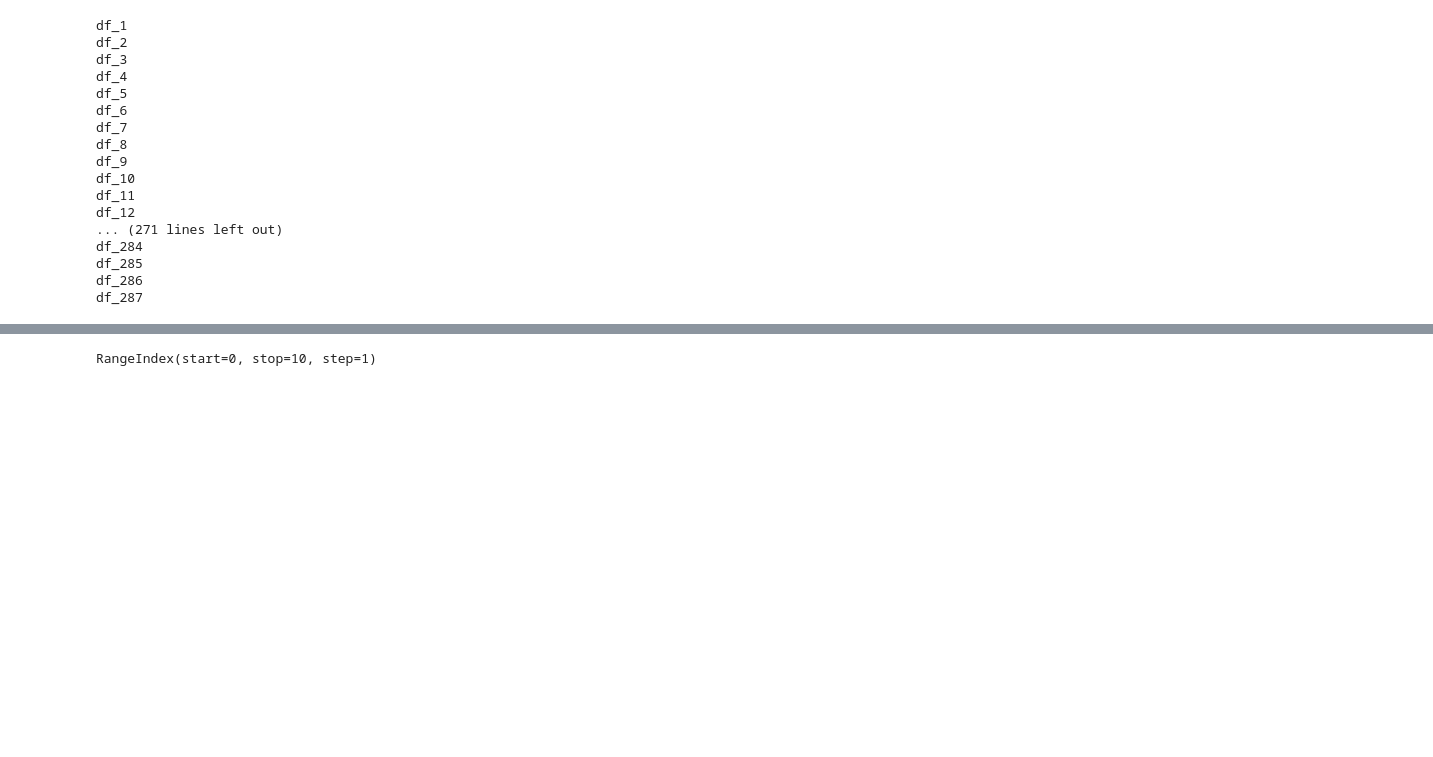
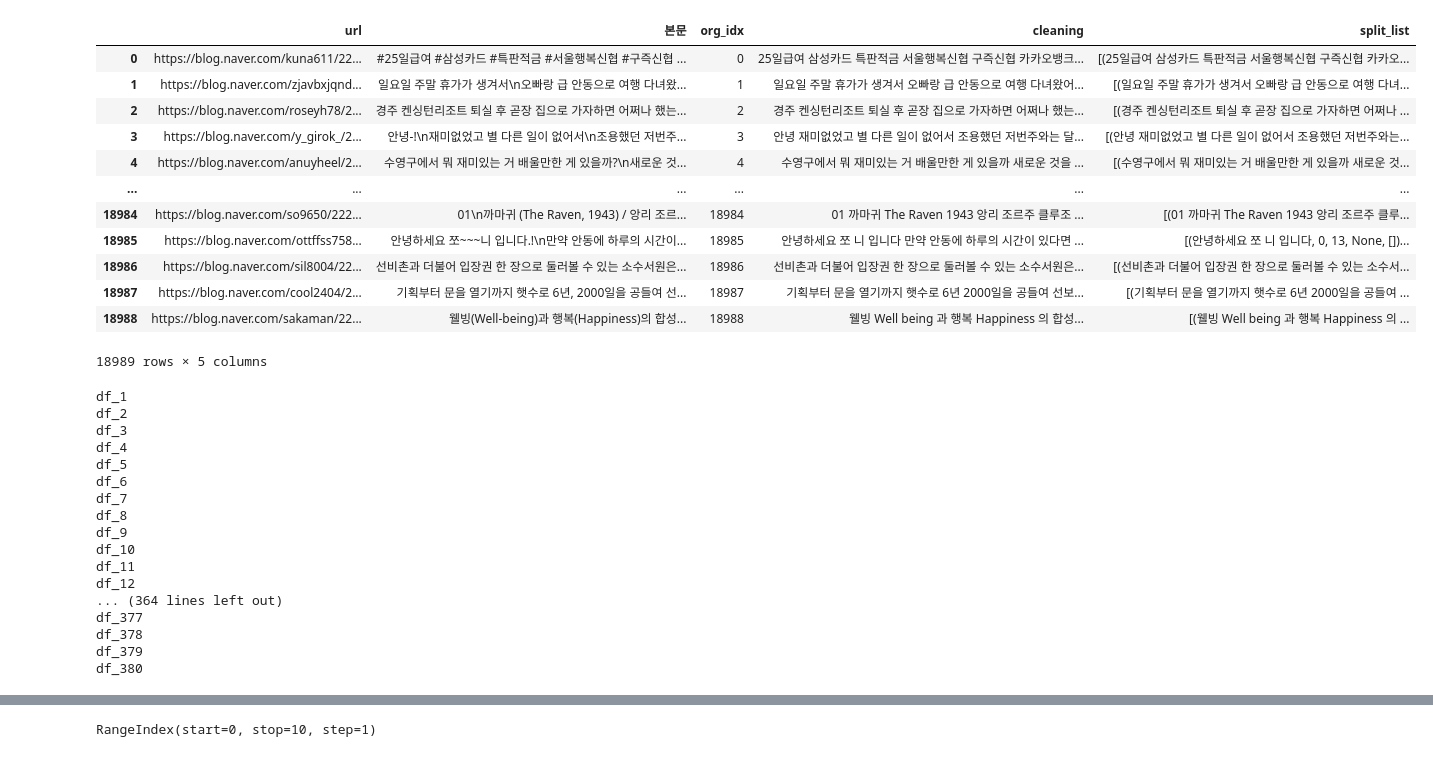
Before and after one commit to DDalaDDula/NIFoS, a Jupyter notebook: 문화/한글_텍스트_전처리/한글_텍스트_전처리_7월(불용어_제거_및_문장분리).ipynb, the cells around one changed output, grey strips where cells are left out. Cells and saved outputs as stored; diff of their text form; code cells hidden in the pictures; blank space fills up the shorter version.

```diff
--- a/문화/한글_텍스트_전처리/한글_텍스트_전처리_7월(불용어_제거_및_문장분리).ipynb
+++ b/문화/한글_텍스트_전처리/한글_텍스트_전처리_7월(불용어_제거_및_문장분리).ipynb
@@ -79,6 +79,31 @@ df
+# %%
+import pickle
+# 데이터프레임을 피클 파일로 저장함으로써 데이터타입 보존
+with open('7월_문장분리.pkl', 'wb') as file:
+    pickle.dump(df, file)
+# %%
+import pickle
+# 저장된 피클 파일을 불러오기 익일 재실행 경우, 이 코드만 돌리면 시간절약 가능.
+with open('7월_문장분리.pkl', 'rb') as file:
+    df = pickle.load(file)
+df
+# %% [output]
+|  | url | 본문 | org_idx | cleaning | split_list |
+| 0 | https://blog.naver.com/kuna611/22... | #25일급여 #삼성카드 #특판적금 #서울행복신협 #구즉신협 ... | 0 | 25일급여 삼성카드 특판적금 서울행복신협 구즉신협 카카오뱅크... | [(25일급여 삼성카드 특판적금 서울행복신협 구즉신협 카카오... |
+| 1 | https://blog.naver.com/zjavbxjqnd... | 일요일 주말 휴가가 생겨서\n오빠랑 급 안동으로 여행 다녀왔... | 1 | 일요일 주말 휴가가 생겨서 오빠랑 급 안동으로 여행 다녀왔어... | [(일요일 주말 휴가가 생겨서 오빠랑 급 안동으로 여행 다녀... |
+| 2 | https://blog.naver.com/roseyh78/2... | 경주 켄싱턴리조트 퇴실 후 곧장 집으로 가자하면 어쩌나 했는... | 2 | 경주 켄싱턴리조트 퇴실 후 곧장 집으로 가자하면 어쩌나 했는... | [(경주 켄싱턴리조트 퇴실 후 곧장 집으로 가자하면 어쩌나 ... |
+| 3 | https://blog.naver.com/y_girok_/2... | 안녕-!\n재미없었고 별 다른 일이 없어서\n조용했던 저번주... | 3 | 안녕 재미없었고 별 다른 일이 없어서 조용했던 저번주와는 달... | [(안녕 재미없었고 별 다른 일이 없어서 조용했던 저번주와는... |
+| 4 | https://blog.naver.com/anuyheel/2... | 수영구에서 뭐 재미있는 거 배울만한 게 있을까?\n새로운 것... | 4 | 수영구에서 뭐 재미있는 거 배울만한 게 있을까 새로운 것을 ... | [(수영구에서 뭐 재미있는 거 배울만한 게 있을까 새로운 것... |
+| ... | ... | ... | ... | ... | ... |
+| 18984 | https://blog.naver.com/so9650/222... | 01\n까마귀 (The Raven, 1943) / 앙리 조르... | 18984 | 01 까마귀 The Raven 1943 앙리 조르주 클루조 ... | [(01 까마귀 The Raven 1943 앙리 조르주 클루... |
+| 18985 | https://blog.naver.com/ottffss758... | 안녕하세요 쪼~~~니 입니다.!\n만약 안동에 하루의 시간이... | 18985 | 안녕하세요 쪼 니 입니다 만약 안동에 하루의 시간이 있다면 ... | [(안녕하세요 쪼 니 입니다, 0, 13, None, [])... |
+| 18986 | https://blog.naver.com/sil8004/22... | 선비촌과 더불어 입장권 한 장으로 둘러볼 수 있는 소수서원은... | 18986 | 선비촌과 더불어 입장권 한 장으로 둘러볼 수 있는 소수서원은... | [(선비촌과 더불어 입장권 한 장으로 둘러볼 수 있는 소수서... |
+| 18987 | https://blog.naver.com/cool2404/2... | 기획부터 문을 열기까지 햇수로 6년, 2000일을 공들여 선... | 18987 | 기획부터 문을 열기까지 햇수로 6년 2000일을 공들여 선보... | [(기획부터 문을 열기까지 햇수로 6년 2000일을 공들여 ... |
+| 18988 | https://blog.naver.com/sakaman/22... | 웰빙(Well-being)과 행복(Happiness)의 합성... | 18988 | 웰빙 Well being 과 행복 Happiness 의 합성... | [(웰빙 Well being 과 행복 Happiness 의 ... |
+18989 rows × 5 columns
 # %%
 # 데이터프레임을 1000개 단위로 나누기
-chunk_size = 10
+chunk_size = 50
 num_chunks = len(df) // chunk_size + 1  # 나머지가 있는 경우 추가적인 청크 필요
 
 dfs = {}
@@ -104,9 +129,9 @@ df_9
 df_10
 df_11
 df_12
-... (271 lines left out)
-df_284
-df_285
-df_286
-df_287
+... (364 lines left out)
+df_377
+df_378
+df_379
+df_380
 # %%
```
Also changed, not shown: parts of 8 cells of this notebook, 1 other file.
